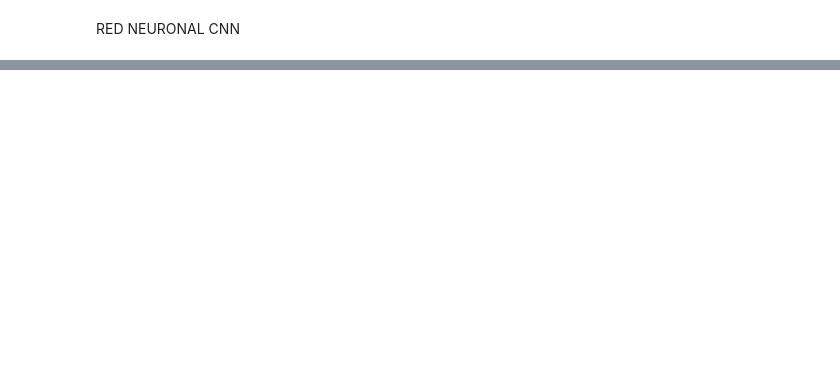
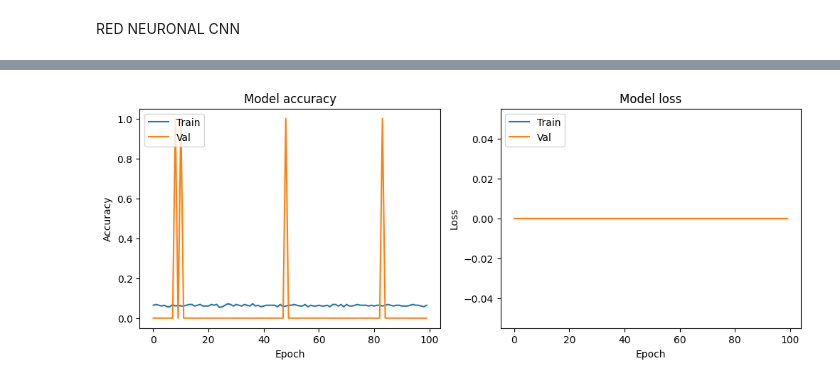
Before and after one commit to katumbac/CNN, a Jupyter notebook: datosmat.ipynb, the cells around one changed output, grey strips where cells are left out. Drawn from its saved outputs; the diff is of its cells as text; code cells hidden in the pictures; blank space fills up the shorter version.

```diff
--- a/datosmat.ipynb
+++ b/datosmat.ipynb
@@ -1027,0 +1279,12 @@ def plot_marker(data):
+# %%
+# Dividir el conjunto de datos en entrenamiento y validación
+train_size = int(0.8 * len(data))
+val_size = len(data) - train_size
+
+train_inputs, val_inputs = data[:train_size], data[train_size:]
+train_labels, val_labels = labels[:train_size], labels[train_size:]
+
+# Crear instancias de la clase MioDataset para entrenamiento y validación
+batch_size = 32
+train_dataset = MioDataset(train_inputs, train_labels, batch_size)
+val_dataset = MioDataset(val_inputs, val_labels, batch_size)
@@ -1027,0 +1327,2 @@ def plot_marker(data):
+# %%
+model= conv1d_model(input_shape)
@@ -1027,0 +1355,2 @@ def plot_marker(data):
+# %%
+history = model.fit(train_inputs, train_labels, epochs=100, batch_size=1, validation_data=(val_inputs, val_labels))
@@ -1027,0 +1375,31 @@ def plot_marker(data):
+# %%
+def plot_training_history(history, save_path=None):
+    fig, (ax1, ax2) = plt.subplots(1, 2, figsize=(12, 4))
+
+    # Plot training & validation accuracy values
+    ax1.plot(history.history['accuracy'])
+    ax1.plot(history.history['val_accuracy'])
+    ax1.set_title('Model accuracy')
+    ax1.set_ylabel('Accuracy')
+    ax1.set_xlabel('Epoch')
+    ax1.legend(['Train', 'Val'], loc='upper left')
+
+    # Plot training & validation loss values
+    ax2.plot(history.history['loss'])
+    ax2.plot(history.history['val_loss'])
+    ax2.set_title('Model loss')
+    ax2.set_ylabel('Loss')
+    ax2.set_xlabel('Epoch')
+    ax2.legend(['Train', 'Val'], loc='upper left')
+
+    # Save the figure
+    if save_path:
+        plt.savefig(save_path, format='png')
+        print(f"Plot saved to: {save_path}")
+
+    # Show the plot
+    plt.show()
+# %%
+plot_training_history(history, save_path=None)
+# %% [output]
+[figure, added]
```
Also changed, not shown: parts of 62 cells of this notebook.
